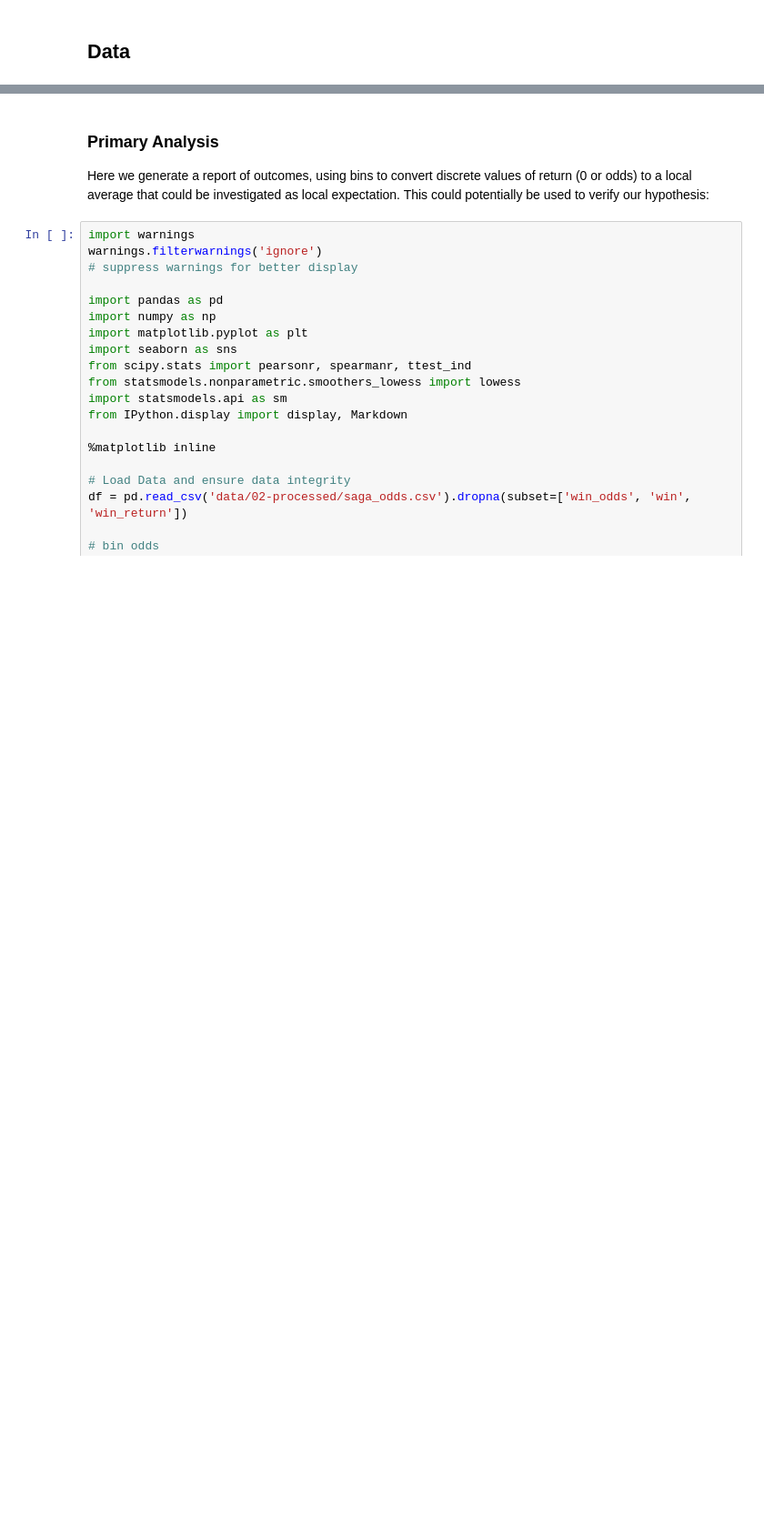
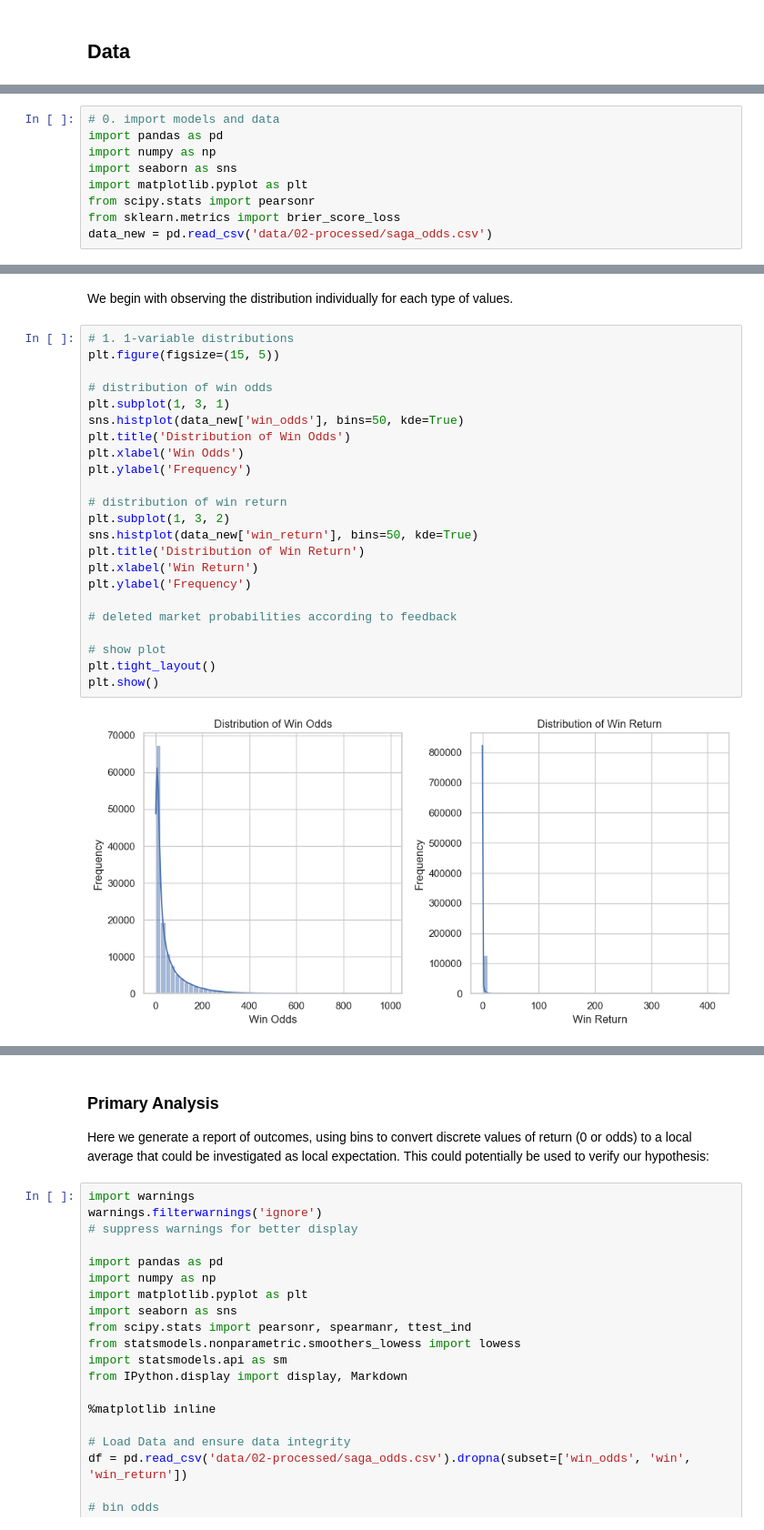
Before and after one commit to RuobingWang1/horse-racing-odds-analysis, a Jupyter notebook: 03-FinalProject.ipynb, the cells around one changed output, grey strips where cells are left out. Shown at 91% size. Drawn from its saved outputs; the diff is of its cells as text; blank space fills up the shorter version.

```diff
--- a/03-FinalProject.ipynb
+++ b/03-FinalProject.ipynb
@@ -100,0 +302,9 @@ Instructions: REPLACE the contents of this cell with your work, including any up
+# %%
+# 0. import models and data
+import pandas as pd
+import numpy as np
+import seaborn as sns
+import matplotlib.pyplot as plt
+from scipy.stats import pearsonr
+from sklearn.metrics import brier_score_loss
+data_new = pd.read_csv('data/02-processed/saga_odds.csv')
@@ -100,0 +411,27 @@ Instructions: REPLACE the contents of this cell with your work, including any up
+# %% [markdown]
+We begin with observing the distribution individually for each type of values.
+# %%
+# 1. 1-variable distributions
+plt.figure(figsize=(15, 5))
+
+# distribution of win odds
+plt.subplot(1, 3, 1)
+sns.histplot(data_new['win_odds'], bins=50, kde=True)
+plt.title('Distribution of Win Odds')
+plt.xlabel('Win Odds')
+plt.ylabel('Frequency')
+
+# distribution of win return
+plt.subplot(1, 3, 2)
+sns.histplot(data_new['win_return'], bins=50, kde=True)
+plt.title('Distribution of Win Return')
+plt.xlabel('Win Return')
+plt.ylabel('Frequency')
+
+# deleted market probabilities according to feedback
+
+# show plot
+plt.tight_layout()
+plt.show()
+# %% [output]
+[figure, added]
```
Also changed, not shown: parts of 39 cells of this notebook.
